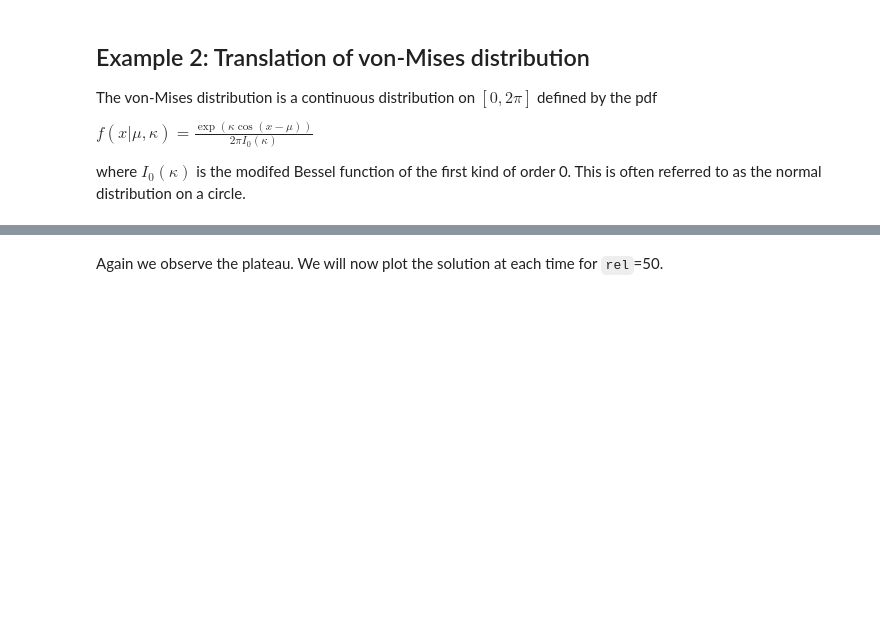
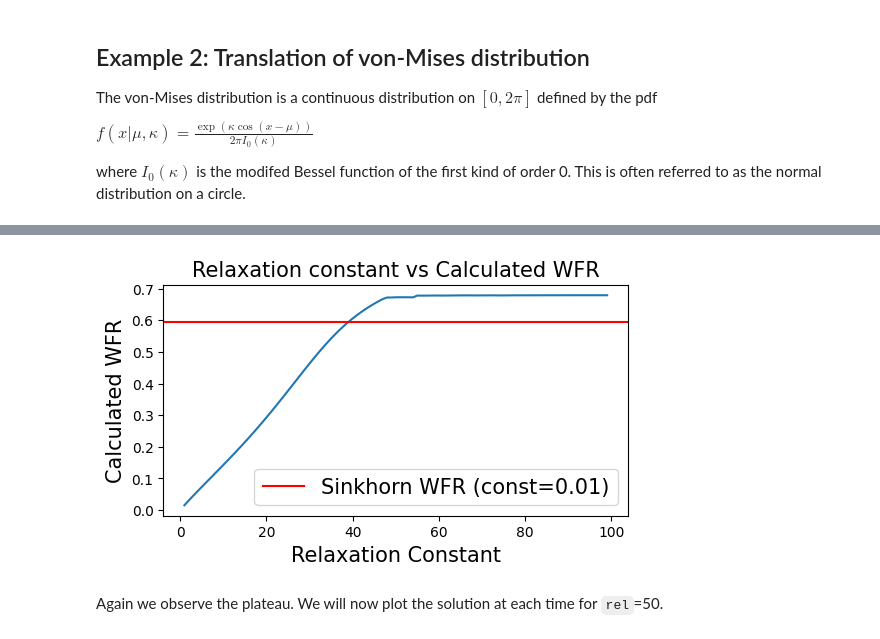
Before and after one commit to mao1756/pdot, a Jupyter notebook: exploratory/wfr_unconstrained_test.ipynb, the cells around one changed output, grey strips where cells are left out. Drawn from its saved outputs; the diff is of its cells as text; code cells hidden in the pictures; blank space fills up the shorter version.

```diff
--- a/exploratory/wfr_unconstrained_test.ipynb
+++ b/exploratory/wfr_unconstrained_test.ipynb
@@ -250,6 +277,30 @@ We first check if the WFR plateau also appears in this case.
 from scipy.special import i0
 def von_mises_pdf(x, mu, k):
     return np.exp(k*np.cos(x-mu))/(2*np.pi*i0(k))
+# %%
+import ot
+import scipy.spatial as ss
+
+def truncated_cos(x: np.ndarray):
+    return np.cos(np.clip(x, None, np.pi/2.))
+
+
+N = 10
+dx = [2*np.pi/N]
+xs = np.arange(0, 2*np.pi, 2*np.pi/N).reshape(-1,1)
+
+p1 = von_mises_pdf(xs, 0, 1)
+p2 = von_mises_pdf(xs, np.pi, 1)
+
+dist = ss.distance_matrix(xs, xs)
+cost = -np.log(truncated_cos(dist/2.)**2)
+wfr_sink = np.sqrt(2.*ot.unbalanced.sinkhorn_unbalanced2(
+    p1,
+    p2,
+    cost,
+    0.01,
+    1.
+))
 # %%
 T = 10
 N = 10
@@ -282,2 +343,15 @@ No artists with labels found to put in legend.  Note that artists whose label st
+# %%
+# Plotting
+plt.figure(figsize=(6, 3))
+
+plt.plot(rels, wfrs)
+plt.axhline(y=wfr_sink, color='r', linestyle='-', label = 'Sinkhorn WFR (const=0.01)')
+plt.xlabel('Relaxation Constant', fontsize = '15')
+plt.ylabel('Calculated WFR', fontsize='15')
+plt.title('Relaxation constant vs Calculated WFR', fontsize = '15')
+plt.legend(fontsize = '15')
+plt.show()
+# %% [output]
+[figure, added]
 # %% [markdown]
 Again we observe the plateau. We will now plot the solution at each time for `rel`=50.
```
Also changed, not shown: parts of 18 cells of this notebook, 1 other file.
